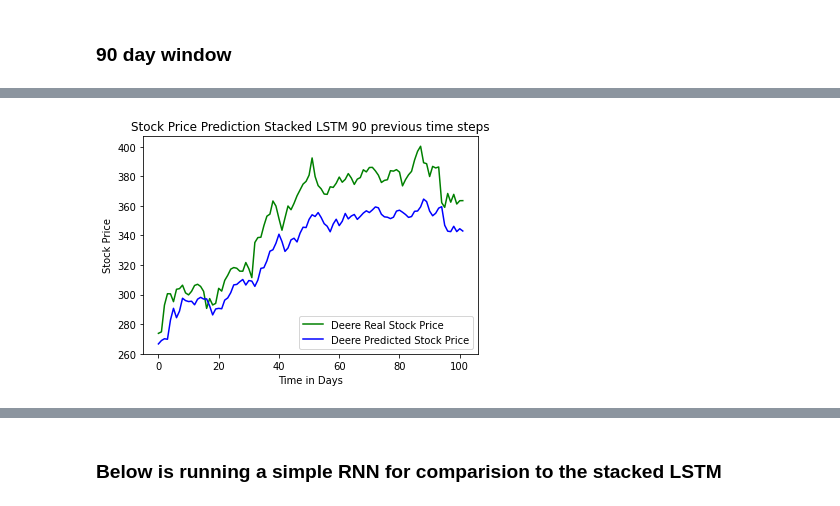
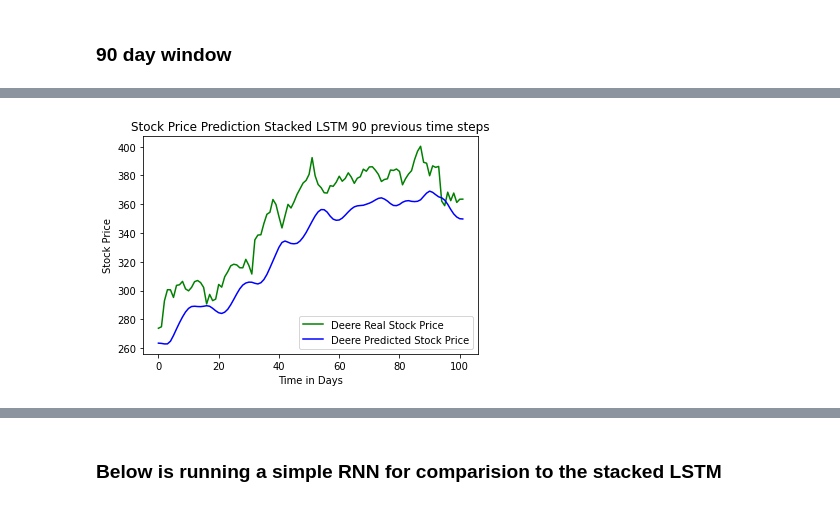
Before and after one commit to ap12798/Applied_Deep_Learning, a Jupyter notebook: Project_1.ipynb, the cells around one changed output, grey strips where cells are left out. Saved outputs shown, nothing was run; the diff lists cells and outputs as text; code cells hidden in the pictures.

```diff
--- a/Project_1.ipynb
+++ b/Project_1.ipynb
@@ -365,14 +365,14 @@ predicted_stock_price_stacked_LSTM_90 = model_stacked_LSTM_90.predict(X_test)
 predicted_stock_price_stacked_LSTM_90 = sc.inverse_transform(predicted_stock_price_stacked_LSTM_90) # going back from normalizing
 # %%
 plt.plot(test_set, color = 'green', label = 'Deere Real Stock Price')
-plt.plot(predicted_stock_price, color = 'blue', label = 'Deere Predicted Stock Price')
+plt.plot(predicted_stock_price_stacked_LSTM_90, color = 'blue', label = 'Deere Predicted Stock Price')
 plt.title('Stock Price Prediction Stacked LSTM 90 previous time steps')
 plt.xlabel('Time in Days')
 plt.ylabel('Stock Price')
 plt.legend()
 plt.show()
 # %% [output]
-[figure, old version]
+[figure, new version]
 # %%
 c = [abs(i-j)/i*100 for i,j in zip(predicted_stock_price_stacked_LSTM_90, test_set)]
 (sum(c)/len(c))[0]
```
Also changed, not shown: parts of 35 cells of this notebook.
